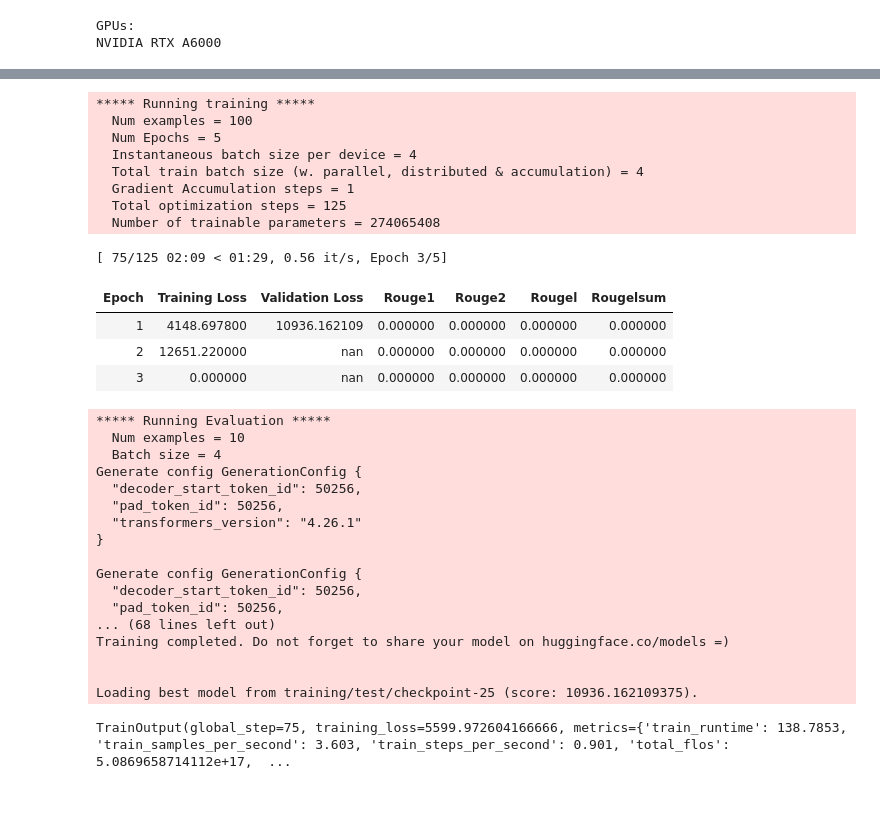
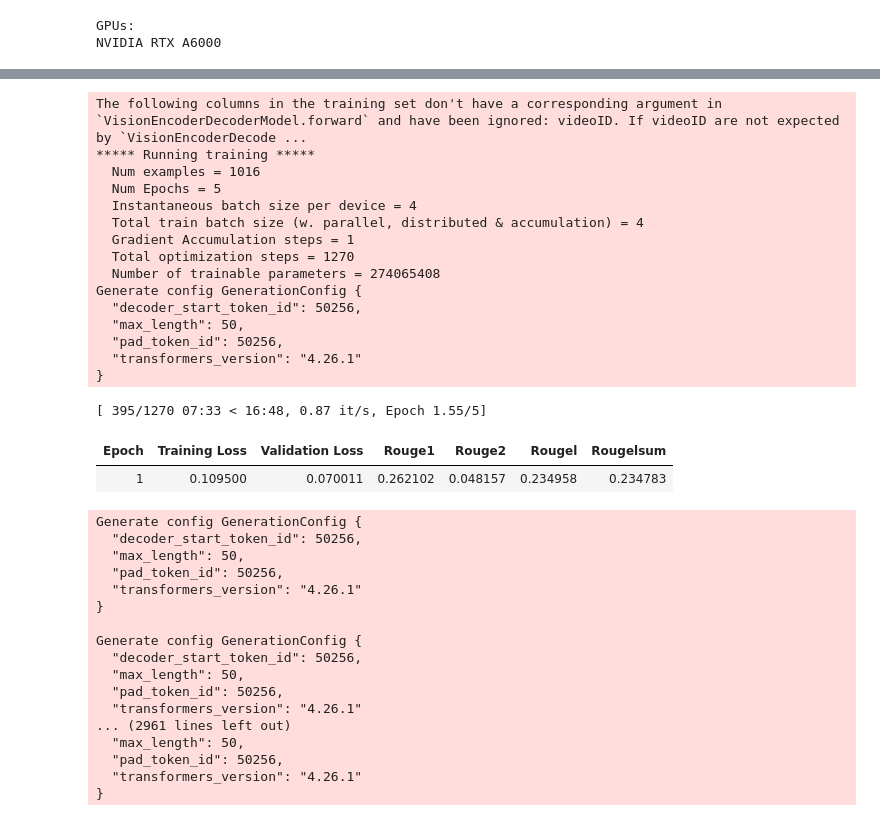
Before and after one commit to Neleac/SpaceTimeGPT, a Jupyter notebook: encoder-decoder.ipynb, the cells around one changed output, grey strips where cells are left out. Cells and saved outputs as stored; diff of their text form; code cells hidden in the pictures.

```diff
--- a/encoder-decoder.ipynb
+++ b/encoder-decoder.ipynb
@@ -26,12 +32,14 @@ encoder = "facebook/timesformer-base-finetuned-k600"
 decoder = "gpt2"
 
 image_processor = AutoImageProcessor.from_pretrained("MCG-NJU/videomae-base")
+
 tokenizer = AutoTokenizer.from_pretrained(decoder)
+tokenizer.pad_token = tokenizer.eos_token
+
 model = VisionEncoderDecoderModel.from_encoder_decoder_pretrained(encoder, decoder).to(device)
-
-tokenizer.pad_token = tokenizer.eos_token
 model.config.decoder_start_token_id = tokenizer.bos_token_id
 model.config.pad_token_id = tokenizer.pad_token_id
+model.config.max_length = 50
 
 # VideoMAE
 # encoder = "MCG-NJU/videomae-base"
@@ -68,8 +70,10 @@ DatasetDict({
     })
 })
 # %%
+train_output, val_output = {}, {}
+
 training_args = Seq2SeqTrainingArguments(
-    output_dir="training/test",
+    output_dir="training",
     tf32=True,
     predict_with_generate=True,
     load_best_model_at_end=True,
@@ -80,57 +84,68 @@ training_args = Seq2SeqTrainingArguments(
     per_device_eval_batch_size=4,
     dataloader_num_workers=4,
     num_train_epochs=5,
-    learning_rate=1,
 )
 
 metric = evaluate.load("rouge")
 def metrics(eval_preds):
     preds, labels = eval_preds
     preds = tokenizer.batch_decode(preds, skip_special_tokens=True)
     labels = tokenizer.batch_decode(labels, skip_special_tokens=True)
+
+    for i, label in enumerate(labels):
+        if label in val_output:
+            val_output[label].append(preds[i])
+        else:
+            val_output[label] = [preds[i]]
+
     return metric.compute(predictions=preds, references=labels)
 
 trainer = Seq2SeqTrainer(
+    train_output,
     model=model,
-    tokenizer=image_processor,
+    tokenizer=tokenizer,
     args=training_args,
     train_dataset=dataset["train"],
     eval_dataset=dataset["validation"],
     data_collator=default_data_collator,
     compute_metrics=metrics,
     callbacks = [EarlyStoppingCallback(early_stopping_patience=3)],
 )
 
 trainer.train()
 # %% [output]
+The following columns in the training set don't have a corresponding argument in `VisionEncoderDecoderModel.forward` and have been ignored: videoID. If videoID are not expected by `VisionEncoderDecode ...
 ***** Running training *****
-  Num examples = 100
+  Num examples = 1016
   Num Epochs = 5
   Instantaneous batch size per device = 4
   Total train batch size (w. parallel, distributed & accumulation) = 4
   Gradient Accumulation steps = 1
-  Total optimization steps = 125
+  Total optimization steps = 1270
   Number of trainable parameters = 274065408
+Generate config GenerationConfig {
+  "decoder_start_token_id": 50256,
+  "max_length": 50,
+  "pad_token_id": 50256,
+  "transformers_version": "4.26.1"
+}
-[ 75/125 02:09 < 01:29, 0.56 it/s, Epoch 3/5]
+[ 395/1270 07:33 < 16:48, 0.87 it/s, Epoch 1.55/5]
 | Epoch | Training Loss | Validation Loss | Rouge1 | Rouge2 | Rougel | Rougelsum |
-| 1 | 4148.697800 | 10936.162109 | 0.000000 | 0.000000 | 0.000000 | 0.000000 |
-| 2 | 12651.220000 | nan | 0.000000 | 0.000000 | 0.000000 | 0.000000 |
-| 3 | 0.000000 | nan | 0.000000 | 0.000000 | 0.000000 | 0.000000 |
+| 1 | 0.109500 | 0.070011 | 0.262102 | 0.048157 | 0.234958 | 0.234783 |
-***** Running Evaluation *****
-  Num examples = 10
-  Batch size = 4
 Generate config GenerationConfig {
   "decoder_start_token_id": 50256,
+  "max_length": 50,
   "pad_token_id": 50256,
   "transformers_version": "4.26.1"
 }
 
 Generate config GenerationConfig {
   "decoder_start_token_id": 50256,
+  "max_length": 50,
   "pad_token_id": 50256,
-... (68 lines left out)
-Training completed. Do not forget to share your model on huggingface.co/models =)
-
-
-Loading best model from training/test/checkpoint-25 (score: 10936.162109375).
+  "transformers_version": "4.26.1"
+... (2961 lines left out)
+  "max_length": 50,
+  "pad_token_id": 50256,
+  "transformers_version": "4.26.1"
+}
-TrainOutput(global_step=75, training_loss=5599.972604166666, metrics={'train_runtime': 138.7853, 'train_samples_per_second': 3.603, 'train_steps_per_second': 0.901, 'total_flos': 5.0869658714112e+17,  ...
```
Also changed, not shown: parts of 4 cells of this notebook, 2 other files.
